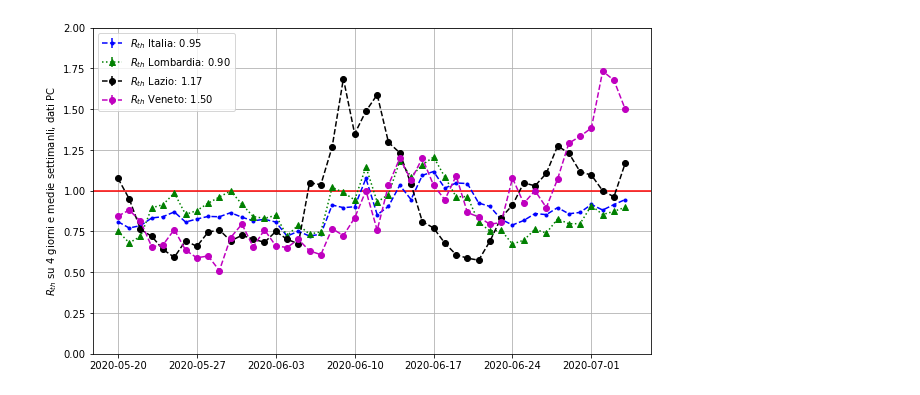
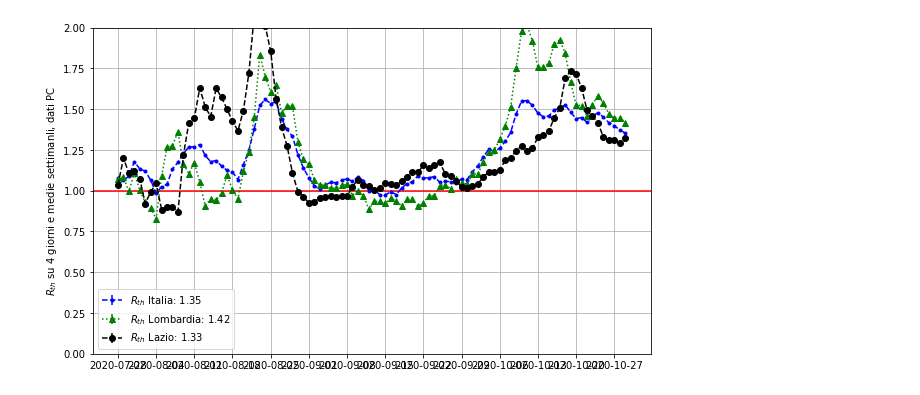
Before and after one commit to gmazzitelli/studenti, a Jupyter notebook: R_th.ipynb, the cells around one changed output. Cells and saved outputs as stored; diff of their text form; code cells hidden in the pictures.

```diff
--- a/R_th.ipynb
+++ b/R_th.ipynb
@@ -24,7 +24,6 @@ aggiornamento al 2020-07-04
 fig, ax = plt.subplots(figsize=(10,6))
 Lombardia = dr.loc[(dr['denominazione_regione'] == 'Lombardia')].sort_values(by="data").copy()
 Lazio = dr.loc[(dr['denominazione_regione'] == 'Lazio')].sort_values(by="data").copy()
-Veneto = dr.loc[(dr['denominazione_regione'] == 'Veneto')].sort_values(by="data").copy()
 
 def Rth(data, N=7, d=4):
   # https://www.facebook.com/DatiAnalisiCoronavirus/posts/142436764043174?__tn__=K-R
@@ -40,7 +39,8 @@ def Rth(data, N=7, d=4):
 
 data = df['nuovi_positivi']
 xd , y = Rth(data)
-cut = 80
+
+cut = len(df)-100
 x = np.array(df.iloc[cut+6:,0])
 for i in range(len(x)):
   x[i]=x[i][0:10]
@@ -51,9 +51,6 @@ ax.errorbar(x, y[xd>cut], yerr=0, fmt='g^:', label='$R_{th}$'+' Lombardia: {0:.2
 data = Lazio['nuovi_positivi']
 xd , y = Rth(data)
 ax.errorbar(x , y[xd>cut], yerr=0, fmt='ko--', label='$R_{th}$'+' Lazio: {0:.2f}'.format(y[-1]))
-data = Veneto['nuovi_positivi']
-xd , y = Rth(data)
-ax.errorbar(x , y[xd>cut], yerr=0, fmt='mo--', label='$R_{th}$'+' Veneto: {0:.2f}'.format(y[-1]))
 
 ax.axhline(1, color='red')
 #ax.set_xlabel('giorni', horizontalalignment = 'left', x=0.8)
@@ -69,4 +68,4 @@ plt.show()
-[figure, old version]
+[figure, new version]
 # %%
 fig, ax = plt.subplots(figsize=(10,6))
 x = np.linspace(0, len(df['data']), len(df['data']))
```
Also changed, not shown: parts of 6 cells of this notebook.
